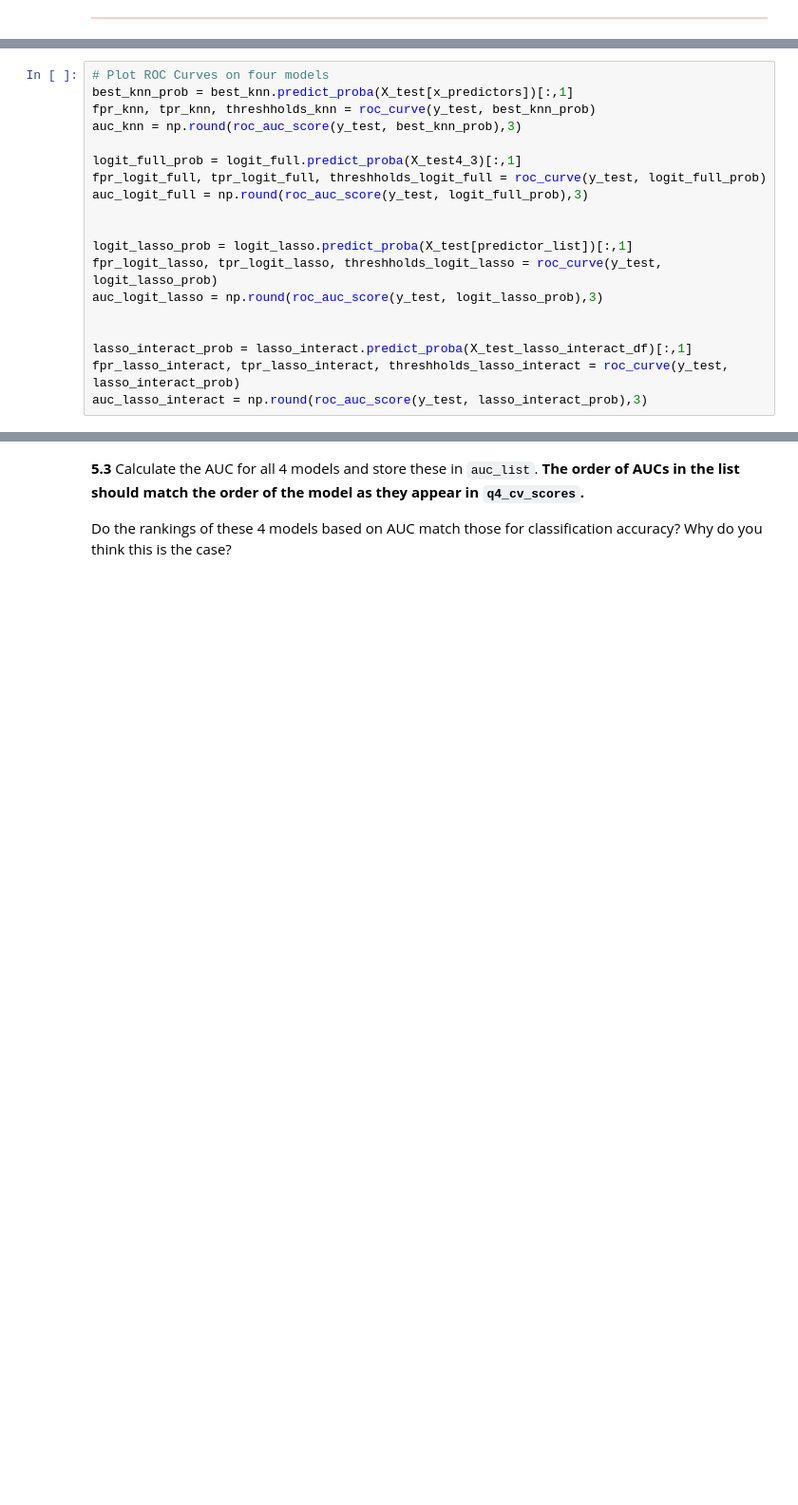
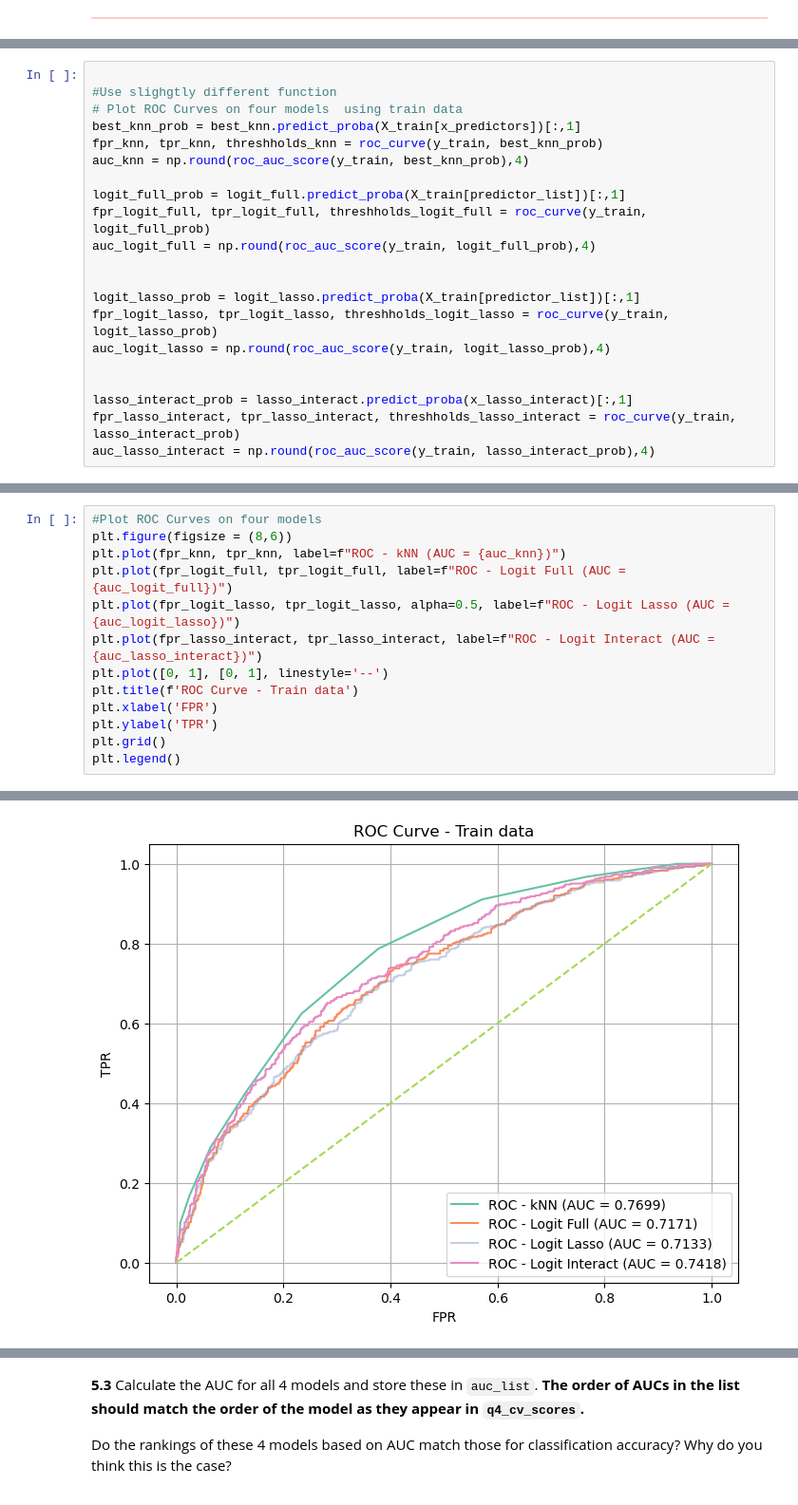
Before and after one commit to WayneKaiYeh/CSCI-E-109A-Intro-of-DS-HW, a Jupyter notebook: cs1090a_hw4 _final.ipynb, the cells around one changed output, grey strips where cells are left out. Shown at 95% size. Cells and saved outputs as stored; diff of their text form; blank space fills up the shorter version.

```diff
--- a/cs1090a_hw4 _final.ipynb
+++ b/cs1090a_hw4 _final.ipynb
@@ -1807,19 +1869,21 @@ aucs = plot_roc_curves(models, X_train, y_train, cv=10)
 # %%
-# Plot ROC Curves on four models
-best_knn_prob = best_knn.predict_proba(X_test[x_predictors])[:,1]
-fpr_knn, tpr_knn, threshholds_knn = roc_curve(y_test, best_knn_prob)
-auc_knn = np.round(roc_auc_score(y_test, best_knn_prob),3)
 
-logit_full_prob = logit_full.predict_proba(X_test4_3)[:,1]
-fpr_logit_full, tpr_logit_full, threshholds_logit_full = roc_curve(y_test, logit_full_prob)
-auc_logit_full = np.round(roc_auc_score(y_test, logit_full_prob),3)
+#Use slighgtly different function
+# Plot ROC Curves on four models  using train data
+best_knn_prob = best_knn.predict_proba(X_train[x_predictors])[:,1]
+fpr_knn, tpr_knn, threshholds_knn = roc_curve(y_train, best_knn_prob)
+auc_knn = np.round(roc_auc_score(y_train, best_knn_prob),4)
+
+logit_full_prob = logit_full.predict_proba(X_train[predictor_list])[:,1]
+fpr_logit_full, tpr_logit_full, threshholds_logit_full = roc_curve(y_train, logit_full_prob)
+auc_logit_full = np.round(roc_auc_score(y_train, logit_full_prob),4)
 
 
-logit_lasso_prob = logit_lasso.predict_proba(X_test[predictor_list])[:,1]
-fpr_logit_lasso, tpr_logit_lasso, threshholds_logit_lasso = roc_curve(y_test, logit_lasso_prob)
-auc_logit_lasso = np.round(roc_auc_score(y_test, logit_lasso_prob),3)
+logit_lasso_prob = logit_lasso.predict_proba(X_train[predictor_list])[:,1]
+fpr_logit_lasso, tpr_logit_lasso, threshholds_logit_lasso = roc_curve(y_train, logit_lasso_prob)
+auc_logit_lasso = np.round(roc_auc_score(y_train, logit_lasso_prob),4)
 
 
-lasso_interact_prob = lasso_interact.predict_proba(X_test_lasso_interact_df)[:,1]
-fpr_lasso_interact, tpr_lasso_interact, threshholds_lasso_interact = roc_curve(y_test, lasso_interact_prob)
-auc_lasso_interact = np.round(roc_auc_score(y_test, lasso_interact_prob),3)
+lasso_interact_prob = lasso_interact.predict_proba(x_lasso_interact)[:,1]
+fpr_lasso_interact, tpr_lasso_interact, threshholds_lasso_interact = roc_curve(y_train, lasso_interact_prob)
+auc_lasso_interact = np.round(roc_auc_score(y_train, lasso_interact_prob),4)
@@ -1827,0 +1890,14 @@ NameError: name 'X_test4_3' is not defined
+# %%
+#Plot ROC Curves on four models
+plt.figure(figsize = (8,6))
+plt.plot(fpr_knn, tpr_knn, label=f"ROC - kNN (AUC = {auc_knn})")
+plt.plot(fpr_logit_full, tpr_logit_full, label=f"ROC - Logit Full (AUC = {auc_logit_full})")
+plt.plot(fpr_logit_lasso, tpr_logit_lasso, alpha=0.5, label=f"ROC - Logit Lasso (AUC = {auc_logit_lasso})")
+plt.plot(fpr_lasso_interact, tpr_lasso_interact, label=f"ROC - Logit Interact (AUC = {auc_lasso_interact})")
+plt.plot([0, 1], [0, 1], linestyle='--')
+plt.title(f'ROC Curve - Train data')
+plt.xlabel('FPR')
+plt.ylabel('TPR')
+plt.grid()
+plt.legend()
+# %% [output]
@@ -1827,0 +1905 @@ NameError: name 'X_test4_3' is not defined
+[figure, added]
```
Also changed, not shown: parts of 11 cells of this notebook.
